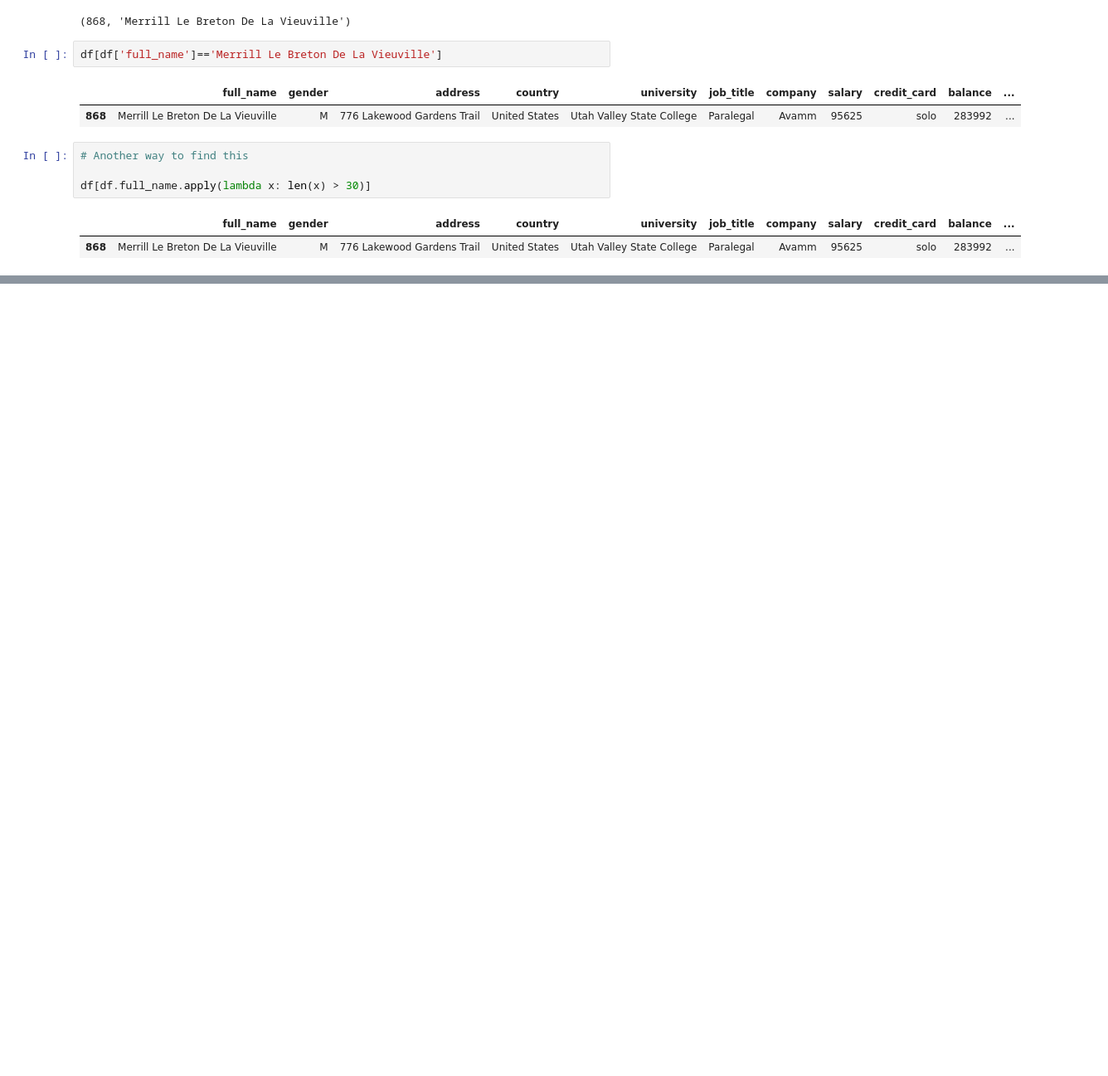
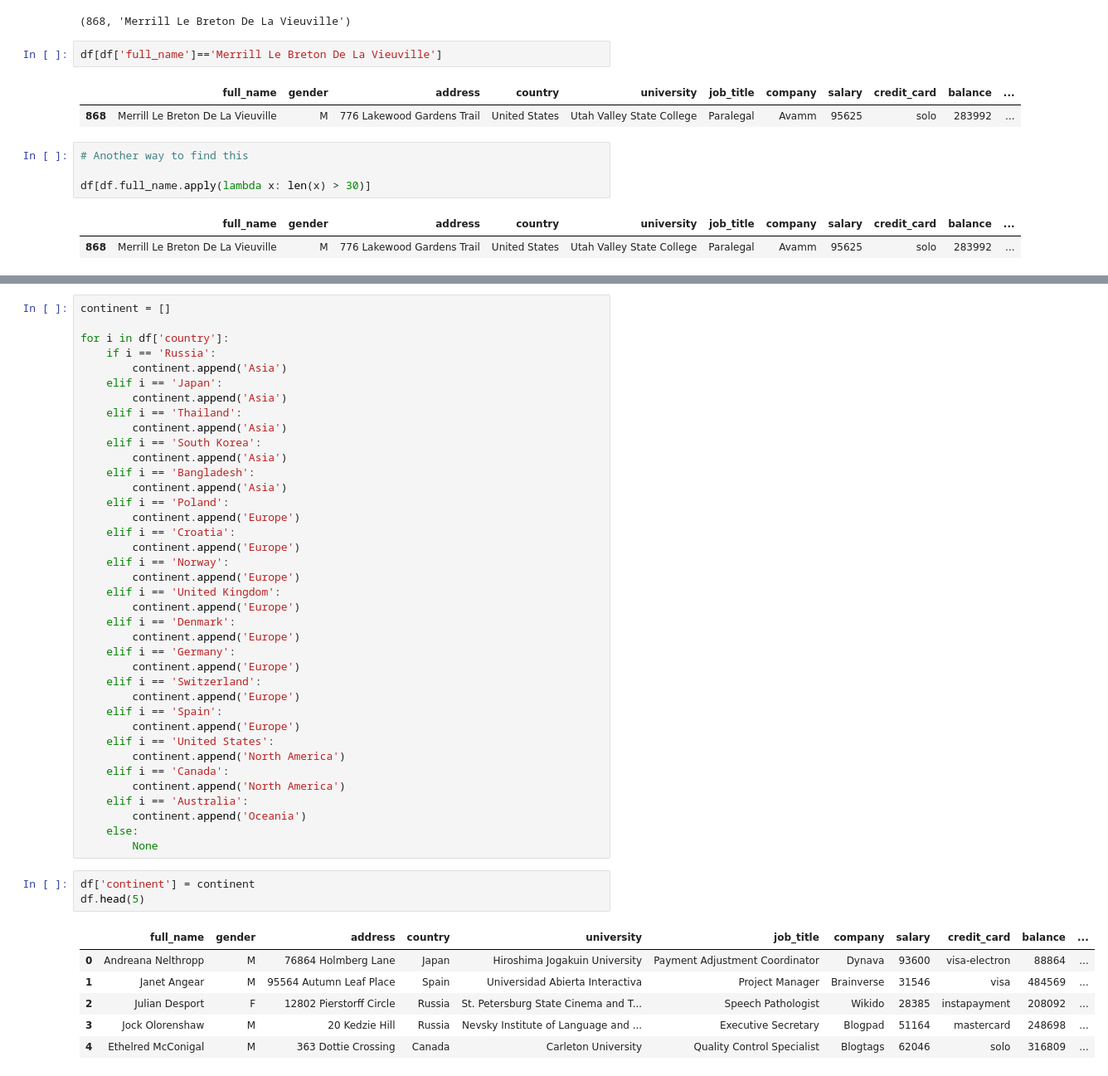
Before and after one commit to ShakilM26/Data_Cleaning-EDA, a Jupyter notebook: project_employee.ipynb, the cells around one changed output, grey strips where cells are left out. Shown at 83% size. Saved outputs shown, nothing was run; the diff lists cells and outputs as text; blank space fills up the shorter version.

```diff
--- a/project_employee.ipynb
+++ b/project_employee.ipynb
@@ -865,0 +908,48 @@ df[df.full_name.apply(lambda x: len(x) > 30)]
+# %%
+continent = []
+
+for i in df['country']:
+    if i == 'Russia':
+        continent.append('Asia')
+    elif i == 'Japan':
+        continent.append('Asia')
+    elif i == 'Thailand':
+        continent.append('Asia')
+    elif i == 'South Korea':
+        continent.append('Asia')
+    elif i == 'Bangladesh':
+        continent.append('Asia')
+    elif i == 'Poland':
+        continent.append('Europe')
+    elif i == 'Croatia':
+        continent.append('Europe')
+    elif i == 'Norway':
+        continent.append('Europe')
+    elif i == 'United Kingdom':
+        continent.append('Europe')
+    elif i == 'Denmark':
+        continent.append('Europe')
+    elif i == 'Germany':
+        continent.append('Europe')
+    elif i == 'Switzerland':
+        continent.append('Europe')
+    elif i == 'Spain':
+        continent.append('Europe')
+    elif i == 'United States':
+        continent.append('North America')
+    elif i == 'Canada':
+        continent.append('North America')
+    elif i == 'Australia':
+        continent.append('Oceania')
+    else:
+        None
+# %%
+df['continent'] = continent
+df.head(5)
+# %% [output]
+|  | full_name | gender | address | country | university | job_title | company | salary | credit_card | balance | ... |
+| 0 | Andreana Nelthropp | M | 76864 Holmberg Lane | Japan | Hiroshima Jogakuin University | Payment Adjustment Coordinator | Dynava | 93600 | visa-electron | 88864 | ... |
+| 1 | Janet Angear | M | 95564 Autumn Leaf Place | Spain | Universidad Abierta Interactiva | Project Manager | Brainverse | 31546 | visa | 484569 | ... |
+| 2 | Julian Desport | F | 12802 Pierstorff Circle | Russia | St. Petersburg State Cinema and T... | Speech Pathologist | Wikido | 28385 | instapayment | 208092 | ... |
+| 3 | Jock Olorenshaw | M | 20 Kedzie Hill | Russia | Nevsky Institute of Language and ... | Executive Secretary | Blogpad | 51164 | mastercard | 248698 | ... |
+| 4 | Ethelred McConigal | M | 363 Dottie Crossing | Canada | Carleton University | Quality Control Specialist | Blogtags | 62046 | solo | 316809 | ... |
```
Also changed, not shown: parts of 7 cells of this notebook.
